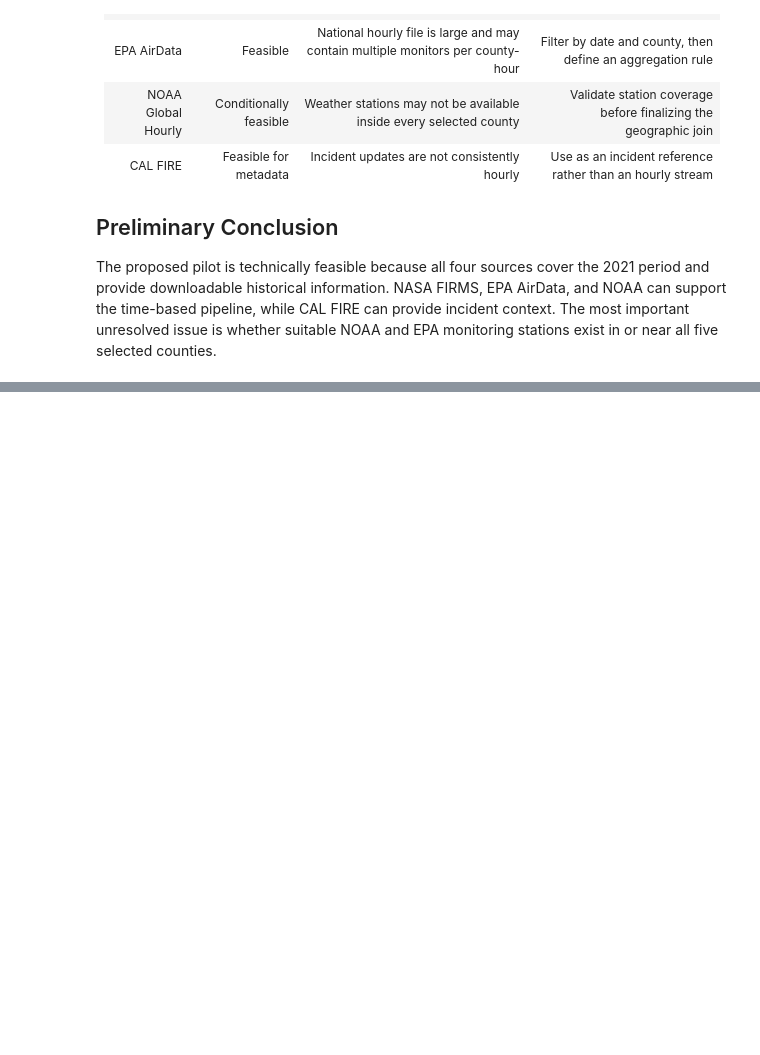
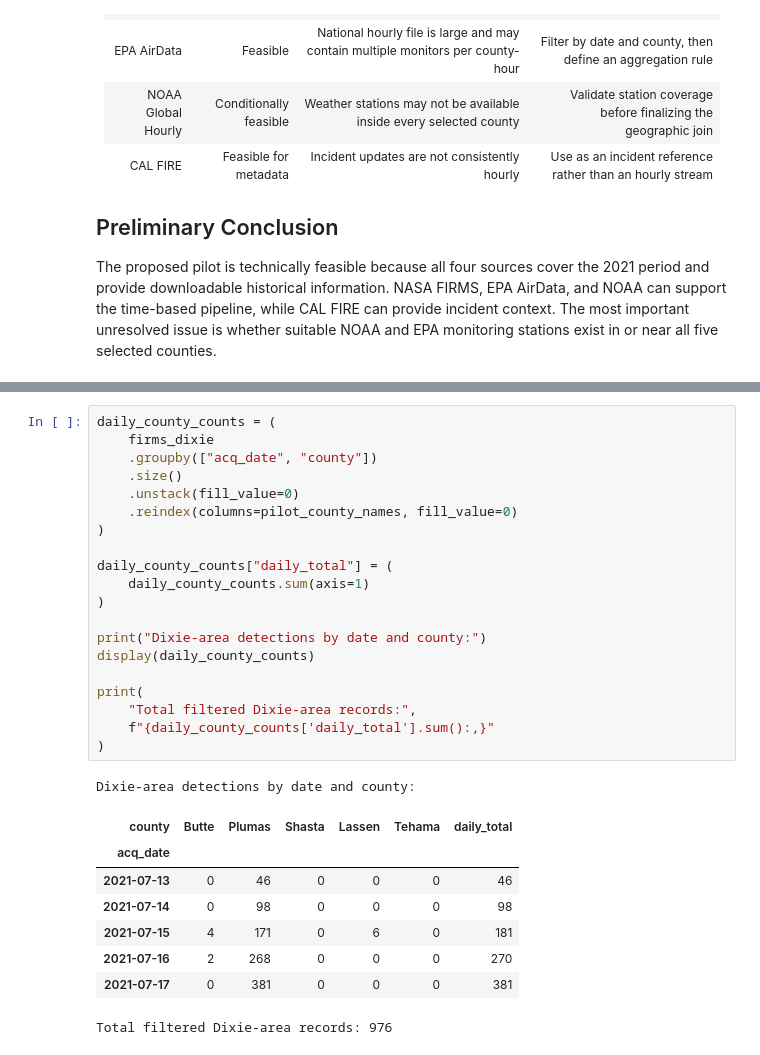
Before and after one commit to varunavy/smokewatch-replay, a Jupyter notebook: notebooks/00_data_feasibility.ipynb, the cells around one changed output, grey strips where cells are left out. Drawn from its saved outputs; the diff is of its cells as text; blank space fills up the shorter version.

```diff
--- a/notebooks/00_data_feasibility.ipynb
+++ b/notebooks/00_data_feasibility.ipynb
@@ -90,0 +737,30 @@ The proposed pilot is technically feasible because all four sources cover the 20
+# %%
+daily_county_counts = (
+    firms_dixie
+    .groupby(["acq_date", "county"])
+    .size()
+    .unstack(fill_value=0)
+    .reindex(columns=pilot_county_names, fill_value=0)
+)
+
+daily_county_counts["daily_total"] = (
+    daily_county_counts.sum(axis=1)
+)
+
+print("Dixie-area detections by date and county:")
+display(daily_county_counts)
+
+print(
+    "Total filtered Dixie-area records:",
+    f"{daily_county_counts['daily_total'].sum():,}"
+)
+# %% [output]
+Dixie-area detections by date and county:
+| county | Butte | Plumas | Shasta | Lassen | Tehama | daily_total |
+| acq_date |  |  |  |  |  |  |
+| 2021-07-13 | 0 | 46 | 0 | 0 | 0 | 46 |
+| 2021-07-14 | 0 | 98 | 0 | 0 | 0 | 98 |
+| 2021-07-15 | 4 | 171 | 0 | 6 | 0 | 181 |
+| 2021-07-16 | 2 | 268 | 0 | 0 | 0 | 270 |
+| 2021-07-17 | 0 | 381 | 0 | 0 | 0 | 381 |
+Total filtered Dixie-area records: 976
```
Also changed, not shown: parts of 27 cells of this notebook.
